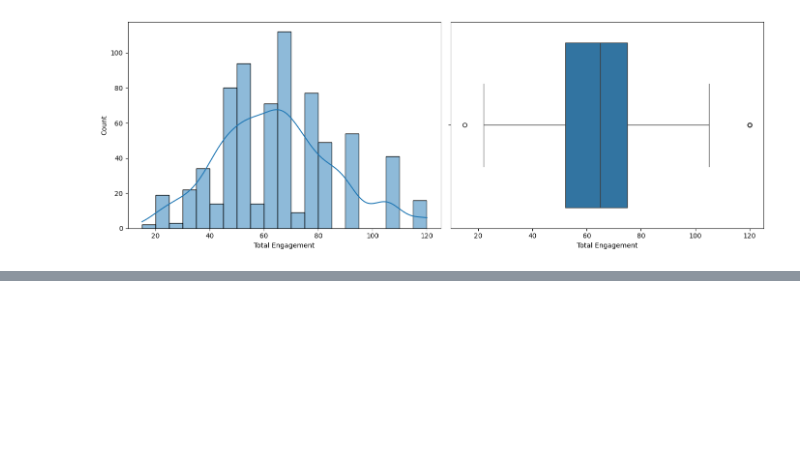
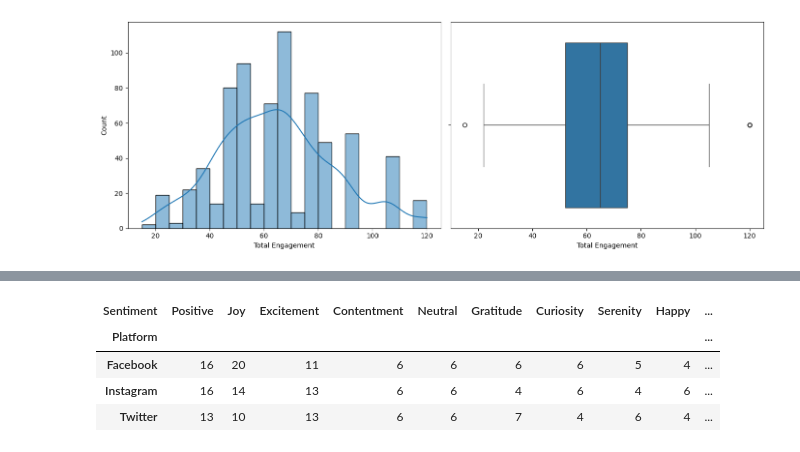
Before and after one commit to euiedavid/social-media-sentiments-analysis, a Jupyter notebook: notebook/social_media_sentiments_eda.ipynb, the cells around one changed output, grey strips where cells are left out. Cells and saved outputs as stored; diff of their text form; code cells hidden in the pictures; blank space fills up the shorter version.

```diff
--- a/notebook/social_media_sentiments_eda.ipynb
+++ b/notebook/social_media_sentiments_eda.ipynb
@@ -485,0 +652,14 @@ outliers
+# %%
+# Get the top 10 sentiments
+top_10 = data['Sentiment'].value_counts().head(10).index
+
+# Filter the cross-tabulation
+platform_sentiments_top10 = platform_sentiments[top_10]
+
+platform_sentiments_top10
+# %% [output]
+| Sentiment | Positive | Joy | Excitement | Contentment | Neutral | Gratitude | Curiosity | Serenity | Happy | ... |
+| Platform |  |  |  |  |  |  |  |  |  | ... |
+| Facebook | 16 | 20 | 11 | 6 | 6 | 6 | 6 | 5 | 4 | ... |
+| Instagram | 16 | 14 | 13 | 6 | 6 | 4 | 6 | 4 | 6 | ... |
+| Twitter | 13 | 10 | 13 | 6 | 6 | 7 | 4 | 6 | 4 | ... |
```
Also changed, not shown: parts of 12 cells of this notebook.
